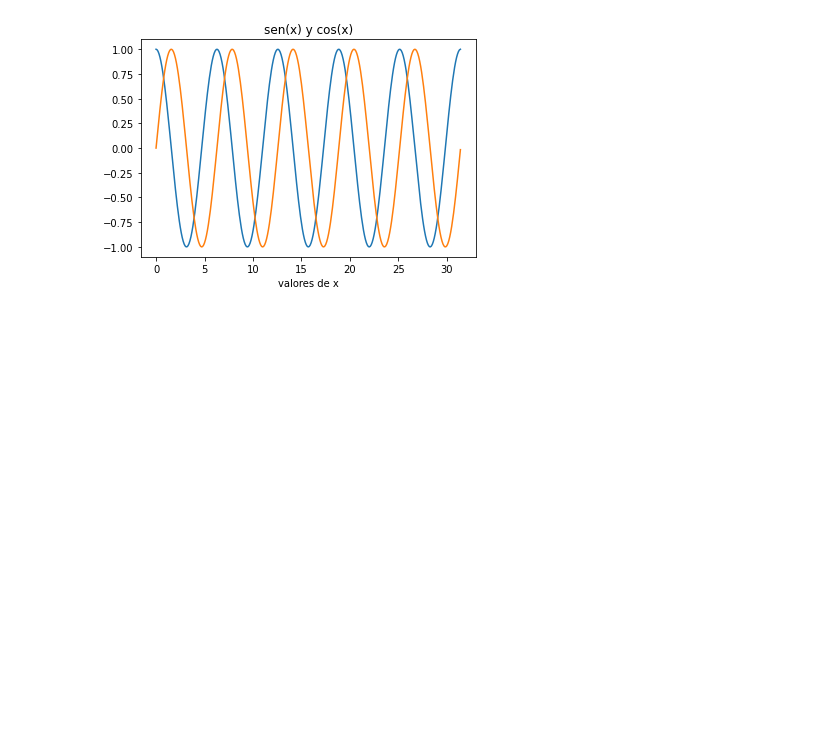
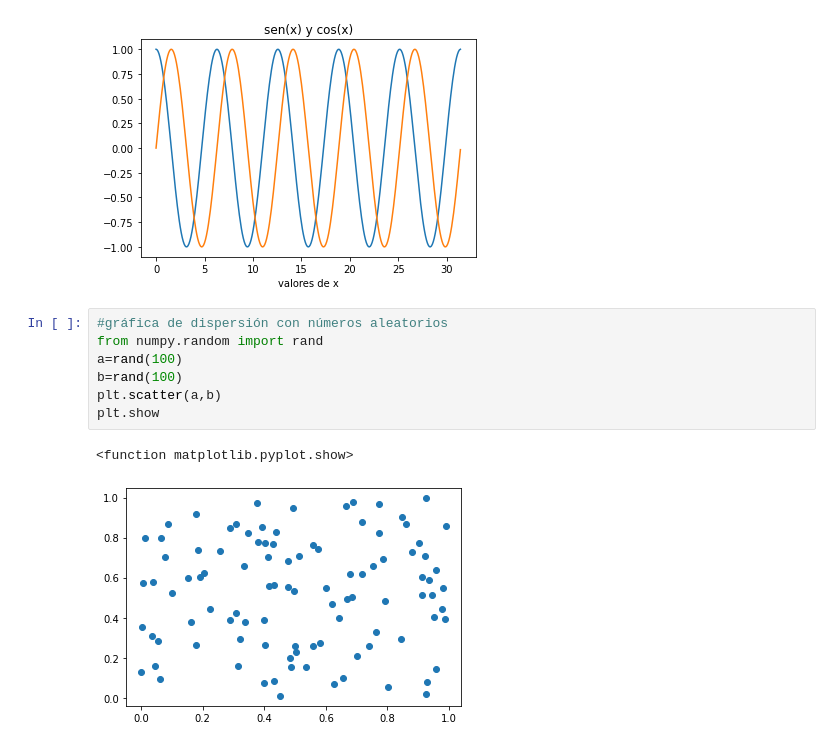
Before and after one commit to vichacker1234/Pyhton_archives, a Jupyter notebook: Ejemplos_graficas.ipynb, the cells around one changed output. Saved outputs shown, nothing was run; the diff lists cells and outputs as text; blank space fills up the shorter version.

```diff
--- a/Ejemplos_graficas.ipynb
+++ b/Ejemplos_graficas.ipynb
@@ -49,3 +49,13 @@ plt.title("sen(x) y cos(x)")
 plt.show()
 # %% [output]
 [figure]
+# %%
+#gráfica de dispersión con números aleatorios
+from numpy.random import rand
+a=rand(100)
+b=rand(100)
+plt.scatter(a,b)
+plt.show
+# %% [output]
+<function matplotlib.pyplot.show>
+[figure, added]
```
